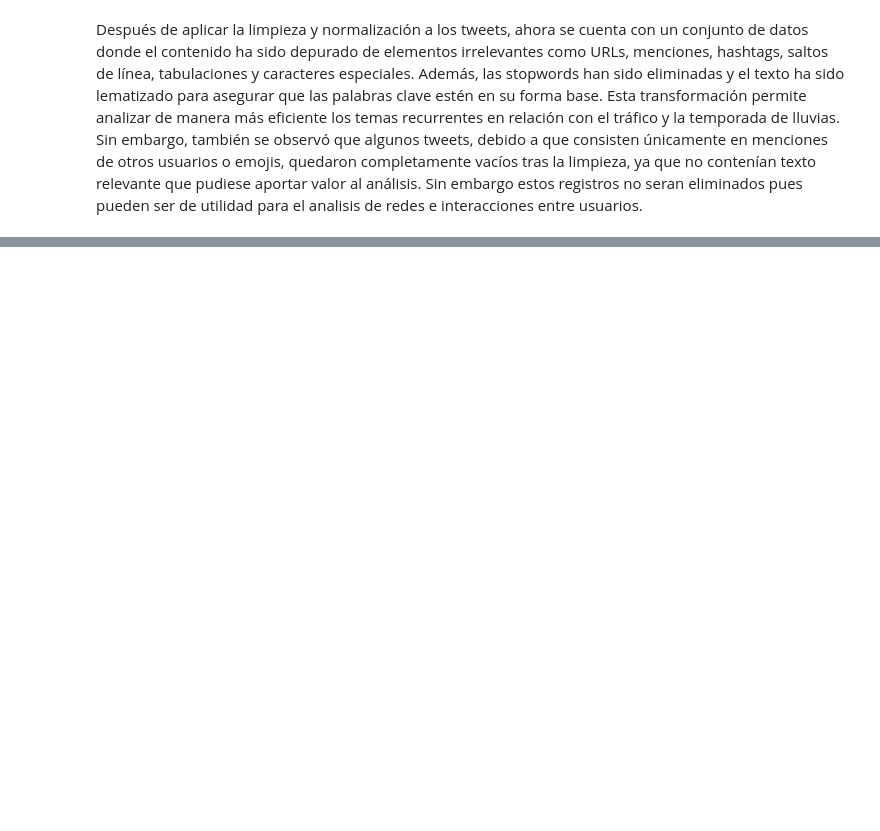
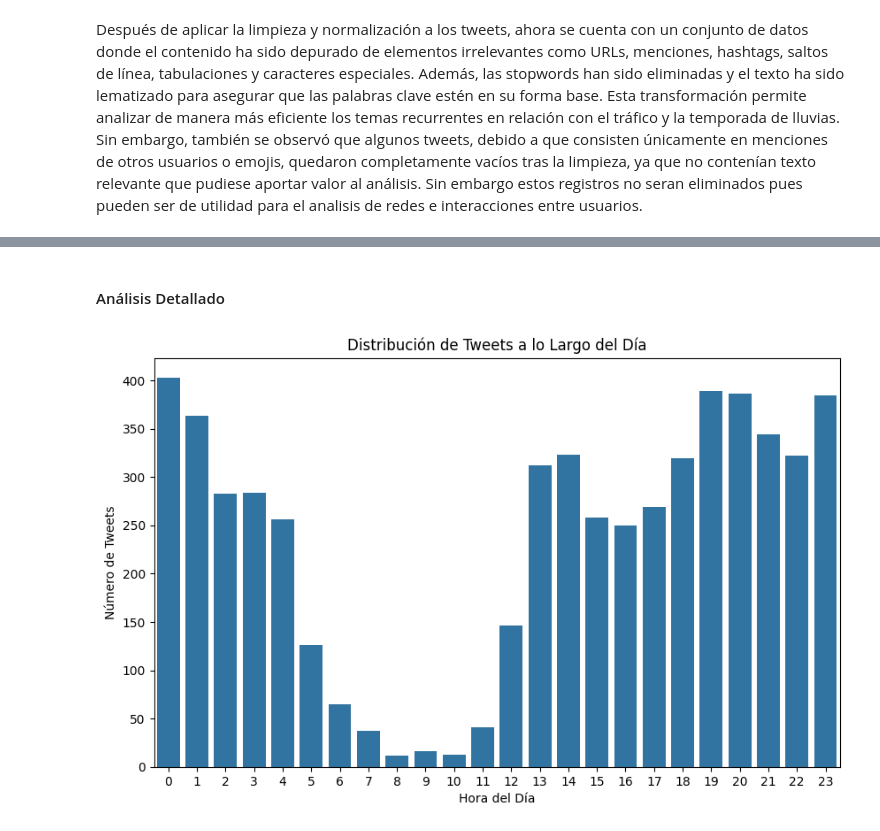
Before and after one commit to JPOrellana/Lab7-DataScience, a Jupyter notebook: Lab7.ipynb, the cells around one changed output, grey strips where cells are left out. Cells and saved outputs as stored; diff of their text form; code cells hidden in the pictures; blank space fills up the shorter version.

```diff
--- a/Lab7.ipynb
+++ b/Lab7.ipynb
@@ -762,0 +887,19 @@ Después de aplicar la limpieza y normalización a los tweets, ahora se cuenta c
+# %% [markdown]
+#### Análisis Detallado
+# %%
+# 1. Distribución temporal de los tweets (agrupados por hora del día)
+traficogt_df['hora'] = traficogt_df['fecha'].dt.hour
+
+# Contar el número de tweets por hora
+tweets_por_hora = traficogt_df.groupby('hora').size()
+
+# Gráfico de barras para mostrar la distribución de tweets a lo largo del día
+plt.figure(figsize=(10, 6))
+sns.barplot(x=tweets_por_hora.index, y=tweets_por_hora.values)
+plt.title('Distribución de Tweets a lo Largo del Día')
+plt.xlabel('Hora del Día')
+plt.ylabel('Número de Tweets')
+plt.xticks(rotation=0)
+plt.show()
+# %% [output]
+[figure, added]
```
Also changed, not shown: parts of 39 cells of this notebook.
